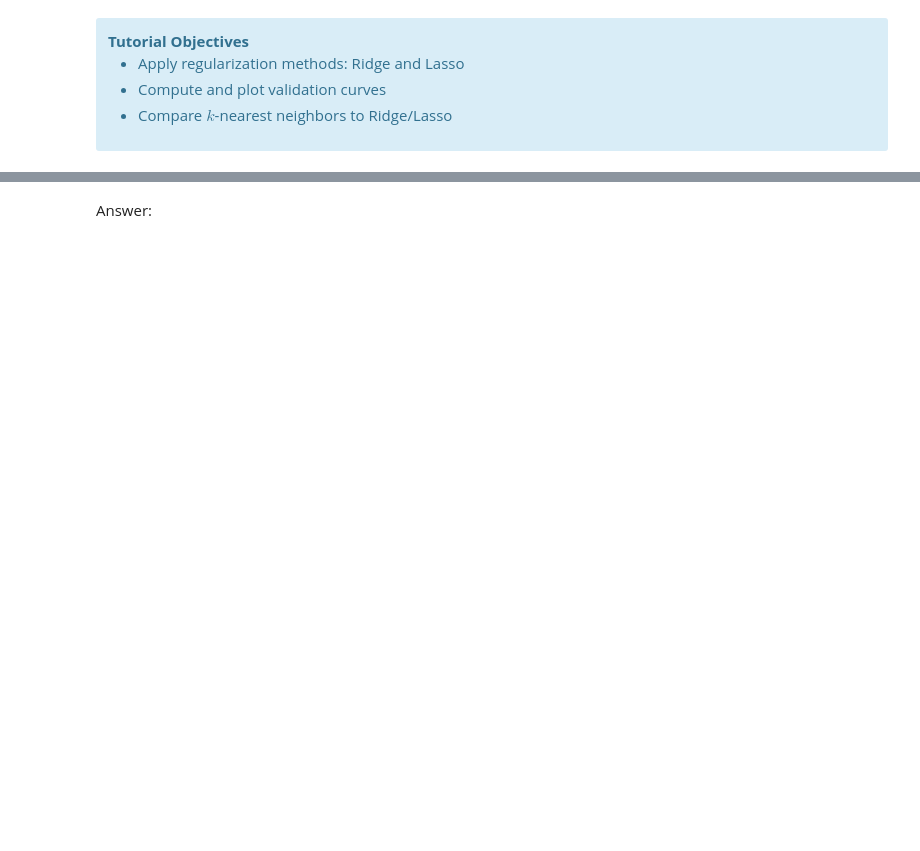
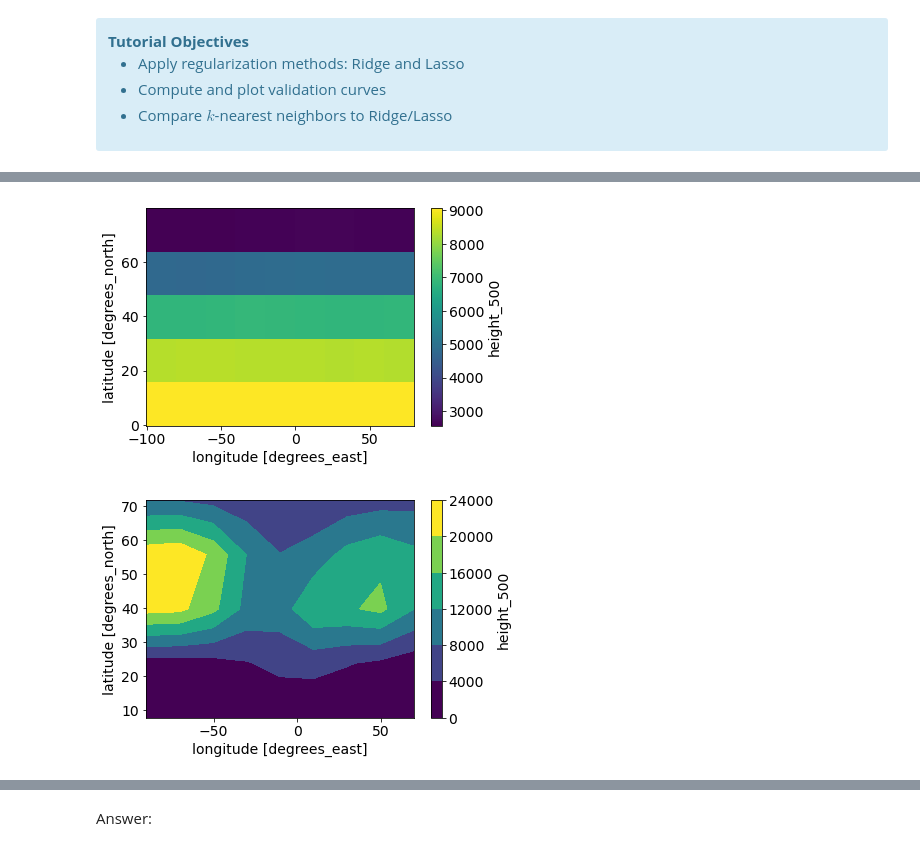
Before and after one commit to Pchambet/ml4climate, a Jupyter notebook: book/notebooks/05_tutorial_regularization_selection_evaluation.ipynb, the cells around one changed output, grey strips where cells are left out. Cells and saved outputs as stored; diff of their text form; code cells hidden in the pictures; blank space fills up the shorter version.

```diff
--- a/book/notebooks/05_tutorial_regularization_selection_evaluation.ipynb
+++ b/book/notebooks/05_tutorial_regularization_selection_evaluation.ipynb
@@ -74,0 +145,18 @@ df_dem_reg = df_dem_reg.iloc[slice(None, None, step)]
+# %%
+# answer cell
+# Compute the mean
+da_z500_mean = da_z500.mean('time')
+
+# Plot mean per grid point with pcolormesh
+plt.figure()
+da_z500_mean.plot()
+
+# Compute the variance
+da_z500_var = da_z500.var('time')
+
+# Plot variance per grid point with contourf
+plt.figure()
+_ = da_z500_var.plot.contourf()
+# %% [output]
+[figure, added]
+[figure, added]
```
Also changed, not shown: parts of 31 cells of this notebook.
